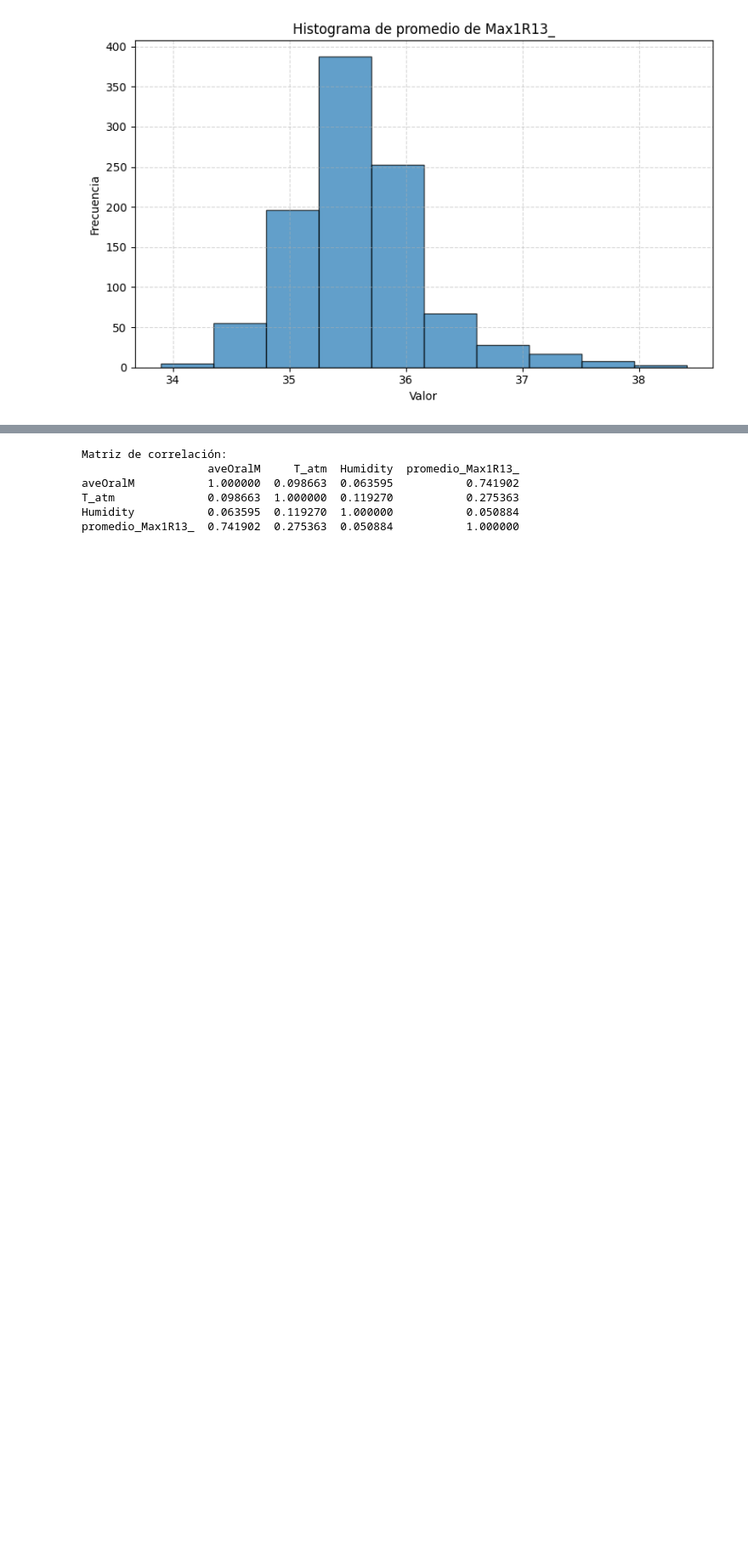
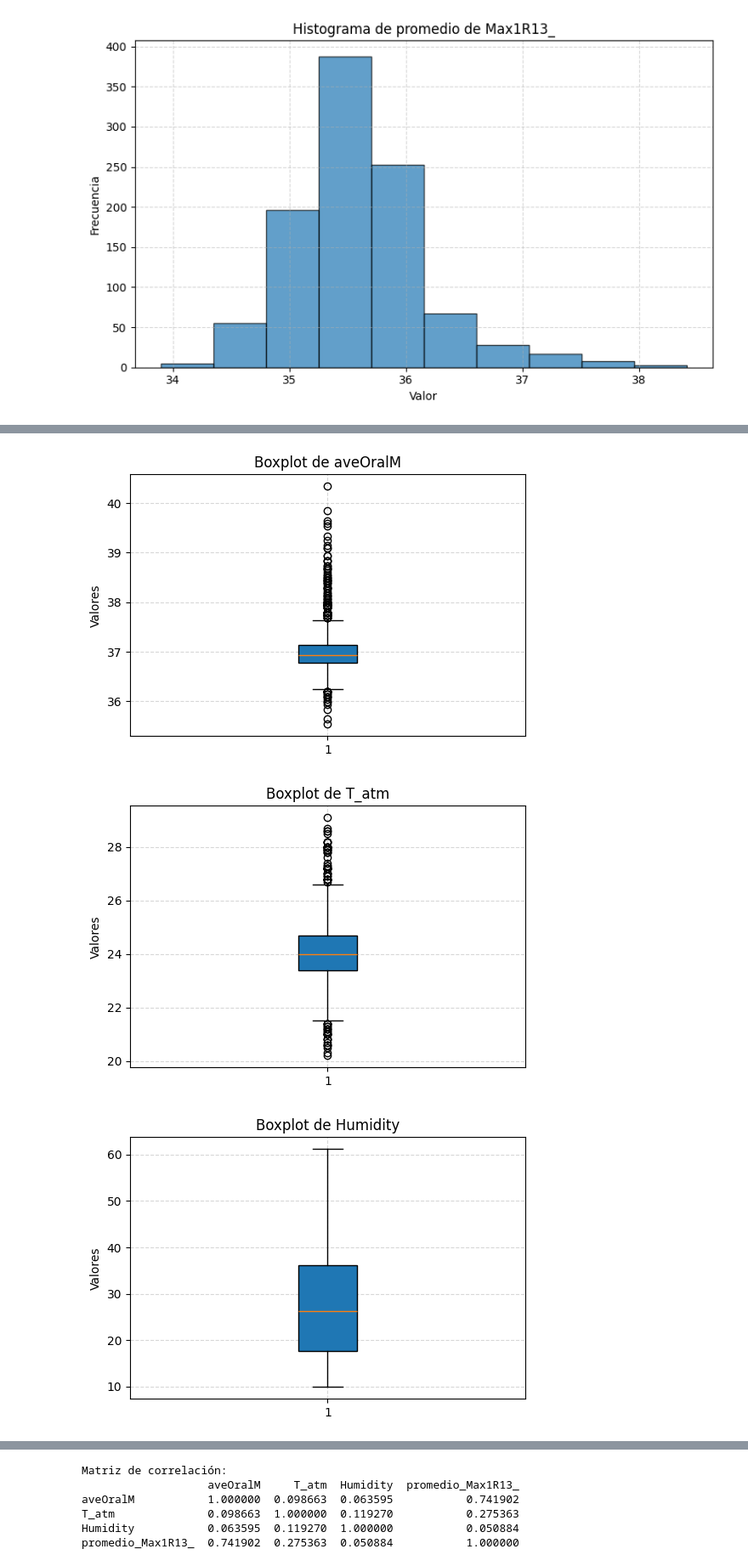
Before and after one commit to CarolinaTabordav/Proyecto-1-estad-stica, a Jupyter notebook: PROYECTO DE ESTADÍSTICA NOTEBOOK.ipynb, the cells around one changed output, grey strips where cells are left out. Shown at 85% size. Saved outputs shown, nothing was run; the diff lists cells and outputs as text; code cells hidden in the pictures; blank space fills up the shorter version.

```diff
--- a/PROYECTO DE ESTADÍSTICA NOTEBOOK.ipynb
+++ b/PROYECTO DE ESTADÍSTICA NOTEBOOK.ipynb
@@ -269,0 +311,22 @@ plt.show()
+# %%
+# Supongamos que tus listas numéricas son estas:
+variables = [
+    list_1,  # aveOralM
+    list_5,  # T_atm
+    list_6,  # Humidity
+    list_8   # promedio Max1R13
+]
+
+nombres = ['aveOralM', 'T_atm', 'Humidity', 'promedio Max1R13']
+# Crear un gráfico de caja por separado para cada variable
+for i in range(len(variables)):
+    plt.figure(figsize=(6, 4))
+    plt.boxplot(variables[i], patch_artist=True)
+    plt.title(f"Boxplot de {nombres[i]}")
+    plt.ylabel("Valores")
+    plt.grid(True, linestyle="--", alpha=0.5)
+    plt.show()
+# %% [output]
+[figure, added]
+[figure, added]
+[figure, added]
```
Also changed, not shown: parts of 49 cells of this notebook, 1 other file.
